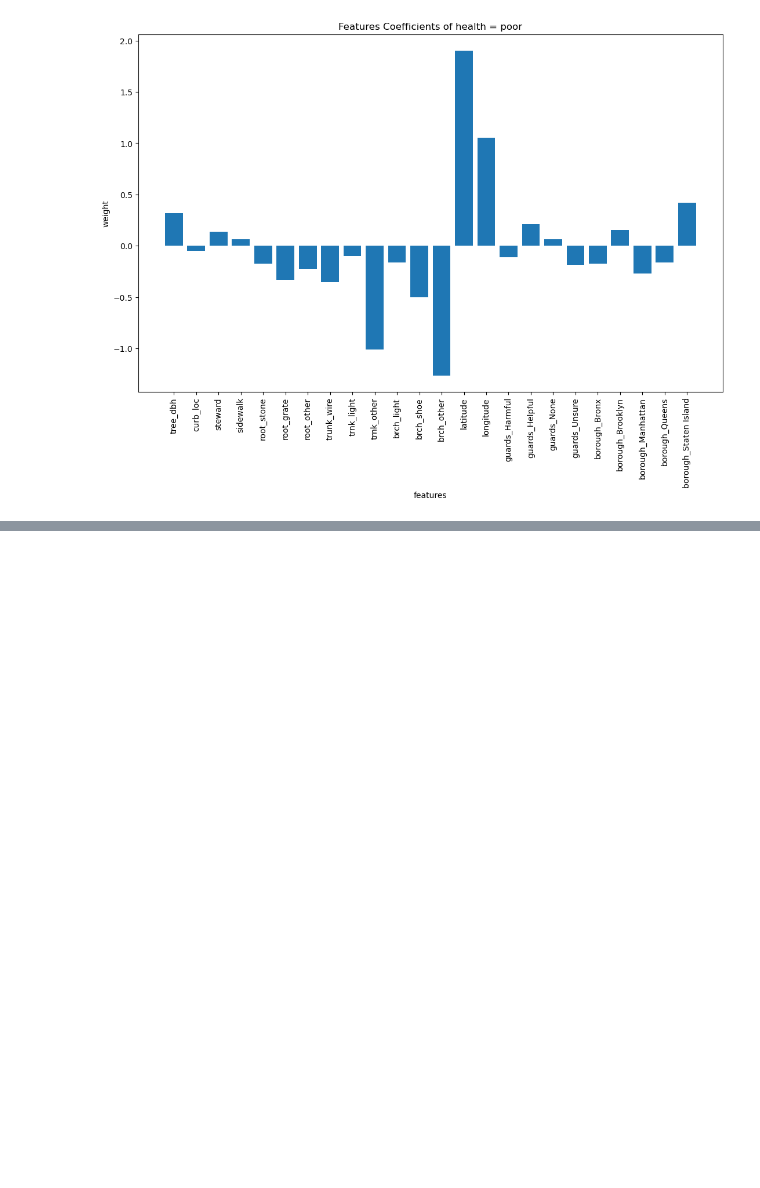
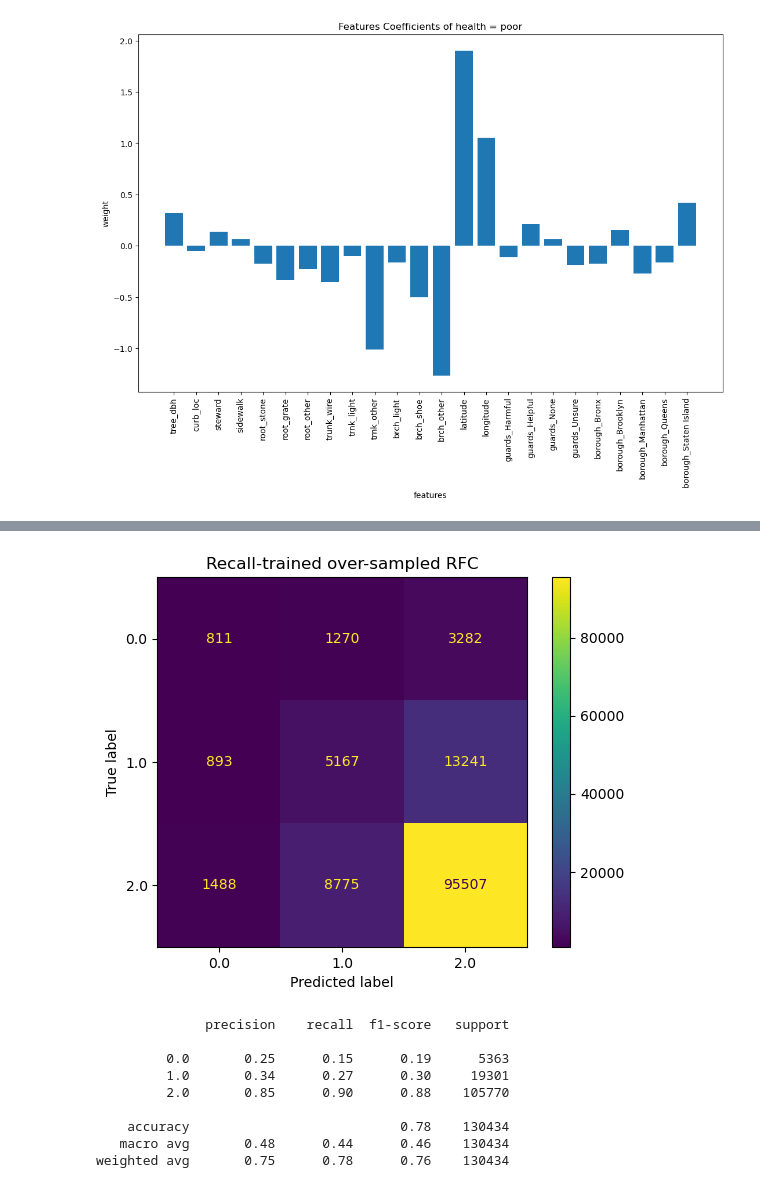
Before and after one commit to kmohebbizadeh/AML-Tree-Census-Project, a Jupyter notebook: final_script.ipynb, the cells around one changed output, grey strips where cells are left out. Drawn from its saved outputs; the diff is of its cells as text; code cells hidden in the pictures; blank space fills up the shorter version.

```diff
--- a/final_script.ipynb
+++ b/final_script.ipynb
@@ -1658,0 +1560,13 @@ feat_importance(x_dev.columns, accuracy_over_rfc)
+# %%
+conf_matrix_and_scores(recall_over_rfc, "Recall-trained over-sampled RFC")
+# %% [output]
+[figure, added]
+              precision    recall  f1-score   support
+
+         0.0       0.25      0.15      0.19      5363
+         1.0       0.34      0.27      0.30     19301
+         2.0       0.85      0.90      0.88    105770
+
+    accuracy                           0.78    130434
+   macro avg       0.48      0.44      0.46    130434
+weighted avg       0.75      0.78      0.76    130434
```
Also changed, not shown: parts of 116 cells of this notebook.
